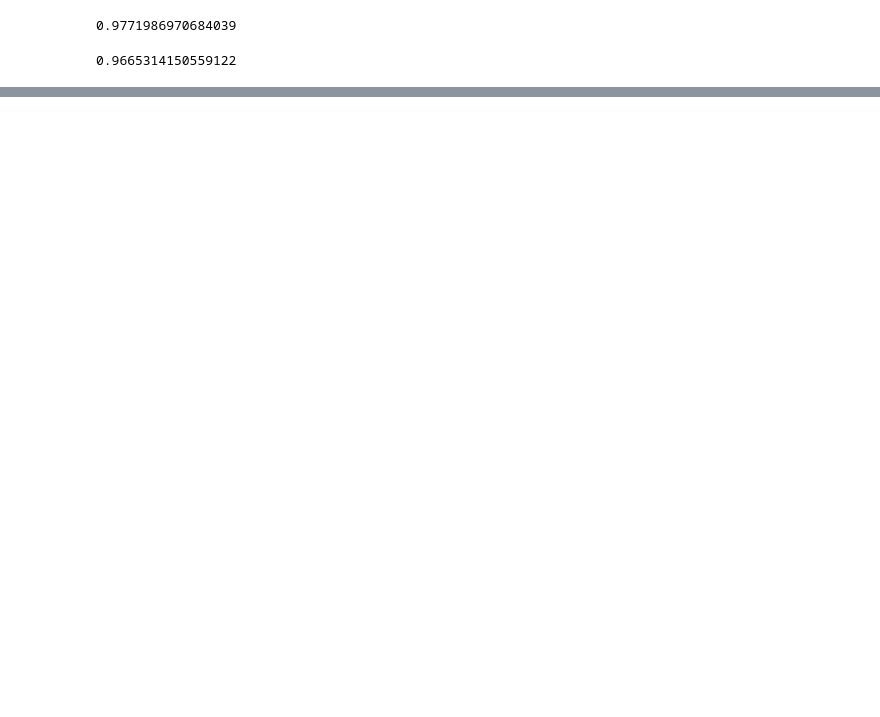
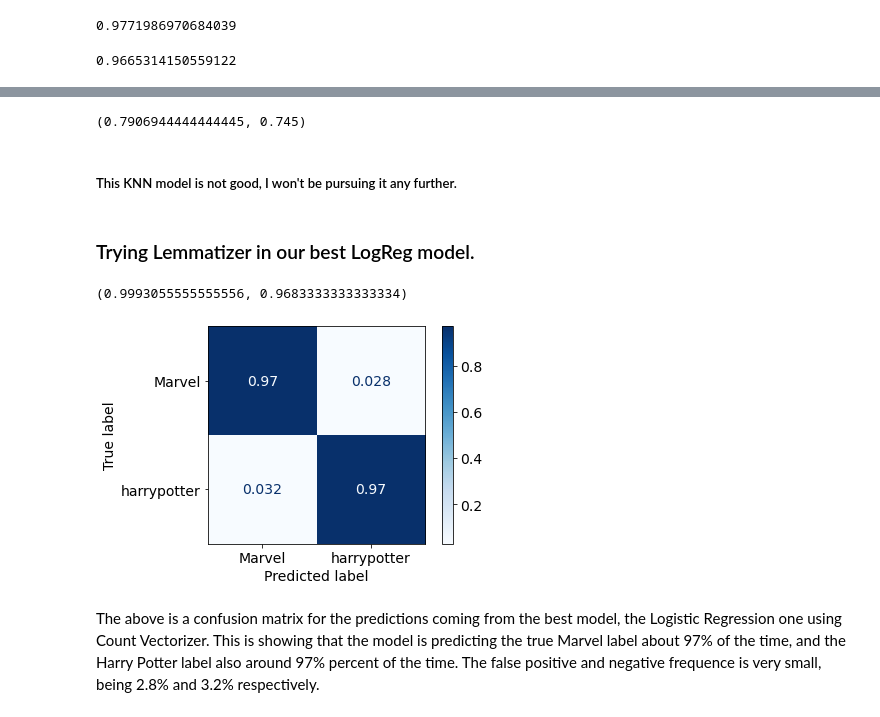
Before and after one commit to jpetersen626/reddit_classification_nlp, a Jupyter notebook: code/03_Modeling.ipynb, the cells around one changed output, grey strips where cells are left out. Cells and saved outputs as stored; diff of their text form; code cells hidden in the pictures; blank space fills up the shorter version.

```diff
--- a/code/03_Modeling.ipynb
+++ b/code/03_Modeling.ipynb
@@ -181,0 +251,16 @@ balanced_accuracy_score(y_test, gs1.predict(X_test))
+# %%
+ct7 = make_column_transformer(
+    (CountVectorizer(stop_words='english', min_df=2), 'selftext'),
+    (CountVectorizer(stop_words='english', min_df=2), 'title')
+)
+
+pipe7 = make_pipeline(ct7, KNeighborsClassifier())
+
+pipe7.fit(X_train, y_train)
+pipe7.score(X_train, y_train), pipe7.score(X_test, y_test)
+# %% [output]
+(0.7906944444444445, 0.745)
+# %% [markdown]
+##### This KNN model is not good, I won't be pursuing it any further.
+# %% [markdown]
+### Trying Lemmatizer in our best LogReg model.
@@ -181,0 +277,20 @@ balanced_accuracy_score(y_test, gs1.predict(X_test))
+# %%
+ct8 = make_column_transformer(
+    (CountVectorizer(stop_words='english', min_df=2, tokenizer=lemma_tokenizer), 'selftext'),
+    (CountVectorizer(stop_words='english', min_df=2, tokenizer=lemma_tokenizer), 'title')
+)
+
+pipe8 = make_pipeline(ct8, LogisticRegression(max_iter=10_000))
+
+pipe8.fit(X_train, y_train)
+pipe8.score(X_train, y_train), pipe8.score(X_test, y_test)
+# %% [output]
+(0.9993055555555556, 0.9683333333333334)
+# %%
+plt.rcParams.update({'font.size': 14}),
+ConfusionMatrixDisplay.from_estimator(pipe2, X_test, y_test, normalize='pred', cmap='Blues'),
+plt.savefig('../images/confusion_matrix');
+# %% [output]
+[figure, new version]
+# %% [markdown]
+The above is a confusion matrix for the predictions coming from the best model, the Logistic Regression one using Count Vectorizer. This is showing that the model is predicting the true Marvel label about 97% of the time, and the Harry Potter label also around 97% percent of the time. The false positive and negative frequence is very small, being 2.8% and 3.2% respectively.
```
Also changed, not shown: parts of 15 cells of this notebook, 3 other files.
